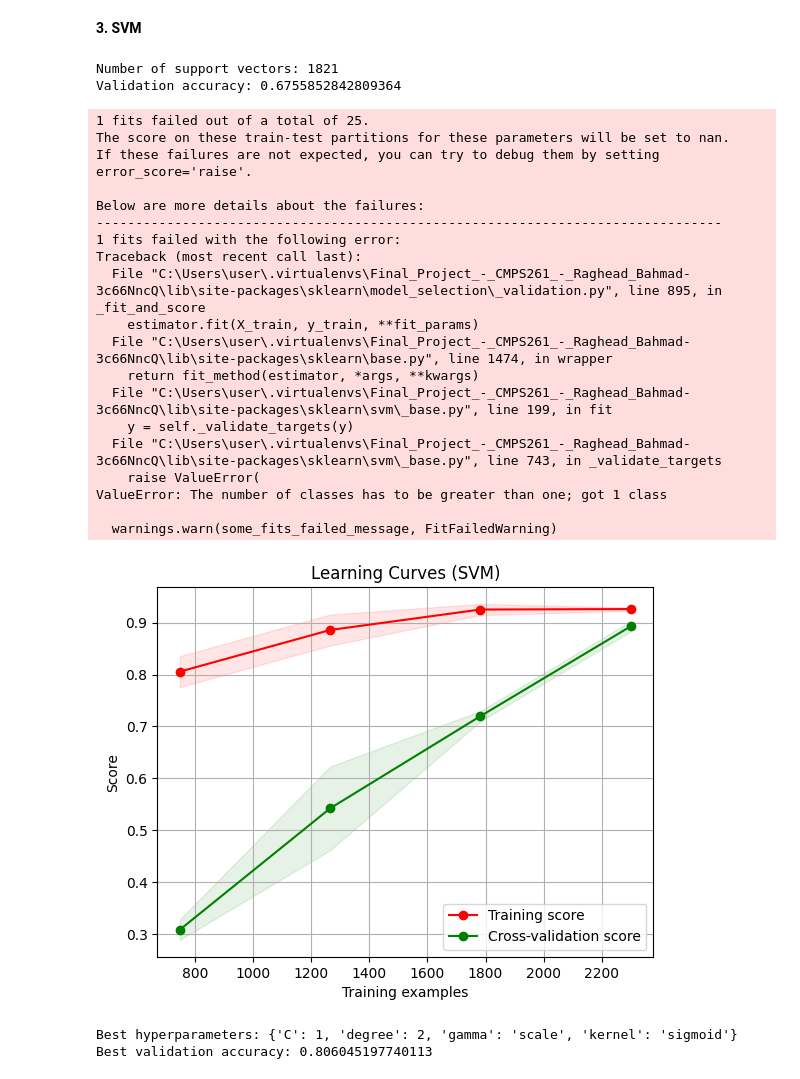
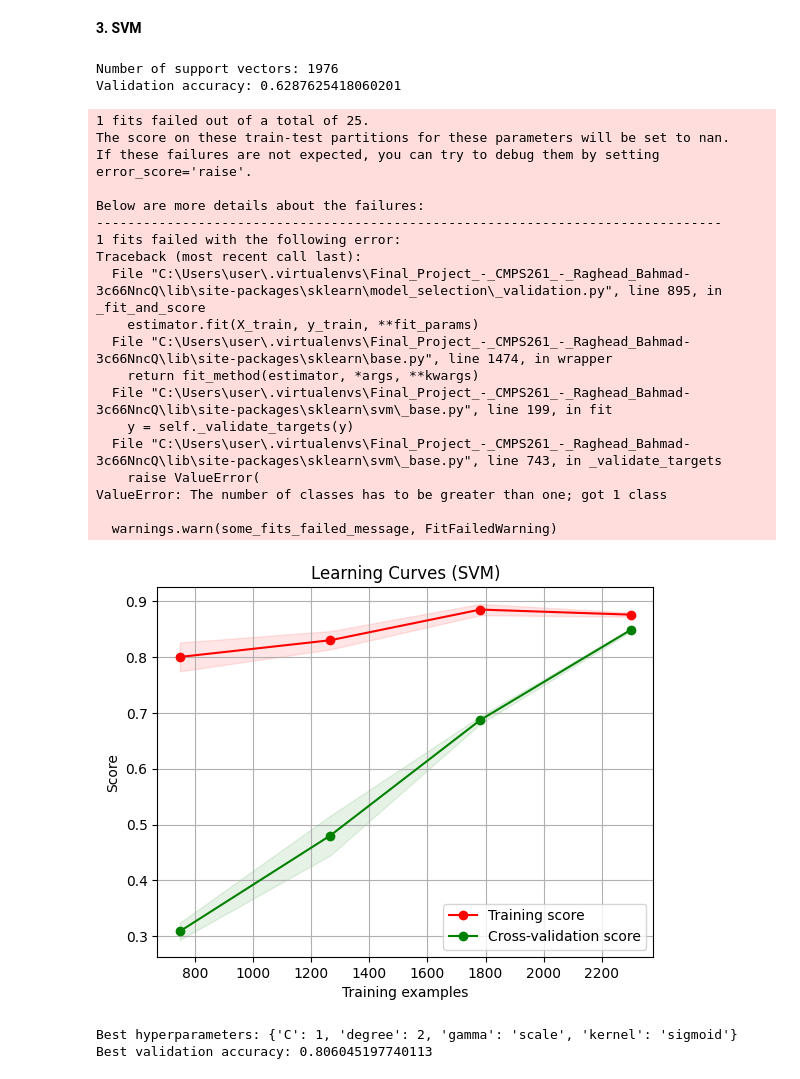
Before and after one commit to RagheedBahmad/Breast-Cancer-Classification-Model, a Jupyter notebook: CancerClassificationModel.ipynb, the cells around one changed output. Saved outputs shown, nothing was run; the diff lists cells and outputs as text; code cells hidden in the pictures.

```diff
--- a/CancerClassificationModel.ipynb
+++ b/CancerClassificationModel.ipynb
@@ -243,21 +243,21 @@ from sklearn.metrics import accuracy_score
 
 # initialize and train the Support Vector Machines model
 svmclassifier = SVC(kernel='rbf', decision_function_shape='ovr')  # Initialize SVM with RBF kernel
-svmclassifier.fit(X_train, y_train)  # Train the model with training data
+svmclassifier.fit(X_train_selected, y_train)  # Train the model with training data
 
 # report the number of support vectors
 num_support_vectors = len(svmclassifier.support_vectors_)
 print("Number of support vectors:", num_support_vectors)
 
 # predict labels for the validation set
-y_pred = svmclassifier.predict(X_val)
+y_pred = svmclassifier.predict(X_val_selected)
 
 # report the validation accuracy of the trained model
 validation_accuracy = accuracy_score(y_val, y_pred)
 print("Validation accuracy:", validation_accuracy)
 # %% [output]
-Number of support vectors: 1821
-Validation accuracy: 0.6755852842809364
+Number of support vectors: 1976
+Validation accuracy: 0.6287625418060201
 # %%
 import numpy as np
 import matplotlib.pyplot as plt
@@ -284,35 +284,35 @@ def plot_learning_curve(estimator, title, X, y, ylim=None, cv=None, n_jobs=None,
     plt.plot(train_sizes, test_scores_mean, 'o-', color="g", label="Cross-validation score")
 
     plt.legend(loc="best")
     return plt
 
 # Plot learning curve
 title = "Learning Curves (SVM)"
 cv = 5  # Use default 5-fold cross-validation
-plot_learning_curve(svmclassifier, title, X_train, y_train, cv=cv, n_jobs=-1)
+plot_learning_curve(svmclassifier, title, X_train_selected, y_train, cv=cv, n_jobs=-1)
 
 plt.show()
 # %% [output]
 1 fits failed out of a total of 25.
 The score on these train-test partitions for these parameters will be set to nan.
 If these failures are not expected, you can try to debug them by setting error_score='raise'.
 
 Below are more details about the failures:
 --------------------------------------------------------------------------------
 1 fits failed with the following error:
 Traceback (most recent call last):
   File "C:\Users\user\.virtualenvs\Final_Project_-_CMPS261_-_Raghead_Bahmad-3c66NncQ\lib\site-packages\sklearn\model_selection\_validation.py", line 895, in _fit_and_score
     estimator.fit(X_train, y_train, **fit_params)
   File "C:\Users\user\.virtualenvs\Final_Project_-_CMPS261_-_Raghead_Bahmad-3c66NncQ\lib\site-packages\sklearn\base.py", line 1474, in wrapper
     return fit_method(estimator, *args, **kwargs)
   File "C:\Users\user\.virtualenvs\Final_Project_-_CMPS261_-_Raghead_Bahmad-3c66NncQ\lib\site-packages\sklearn\svm\_base.py", line 199, in fit
     y = self._validate_targets(y)
   File "C:\Users\user\.virtualenvs\Final_Project_-_CMPS261_-_Raghead_Bahmad-3c66NncQ\lib\site-packages\sklearn\svm\_base.py", line 743, in _validate_targets
     raise ValueError(
 ValueError: The number of classes has to be greater than one; got 1 class
 
   warnings.warn(some_fits_failed_message, FitFailedWarning)
-[figure, old version]
+[figure, new version]
 # %%
 from sklearn.model_selection import GridSearchCV
 
```
Also changed, not shown: parts of 6 cells of this notebook.
